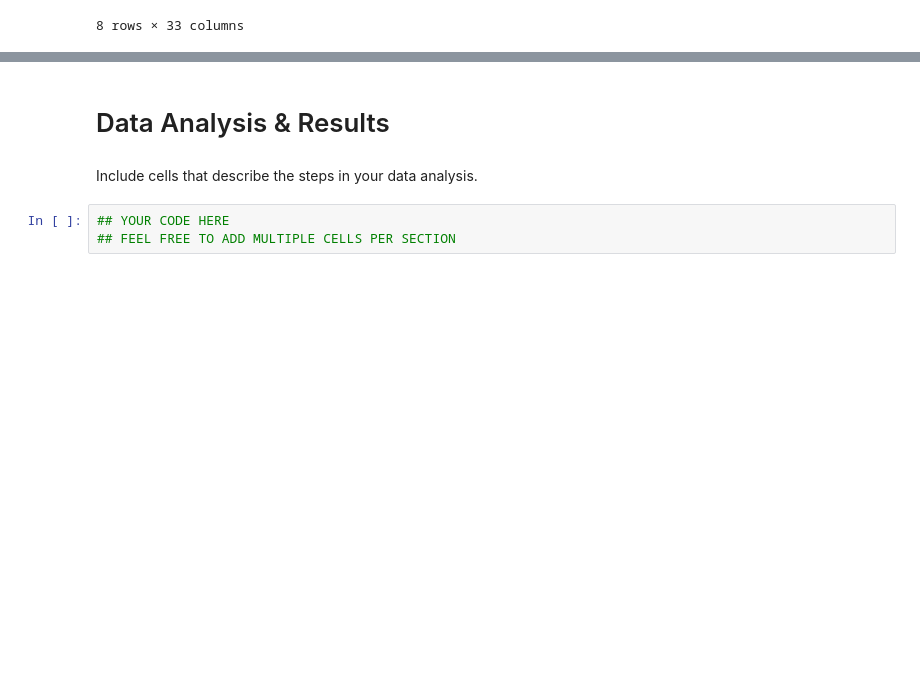
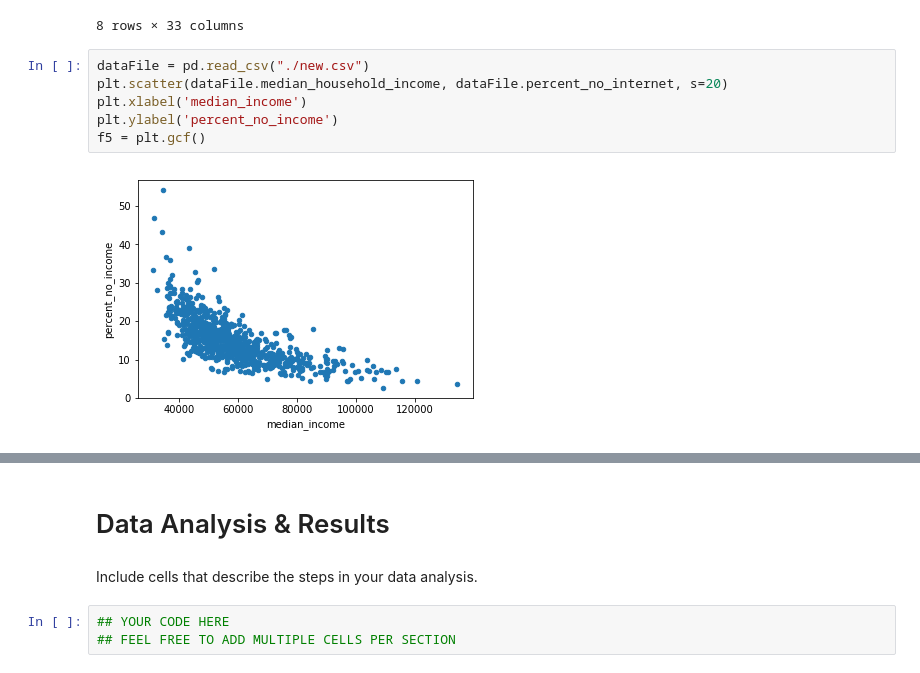
Before and after one commit to jij106/Projects, a Jupyter notebook: FinalProject.ipynb, the cells around one changed output, grey strips where cells are left out. Saved outputs shown, nothing was run; the diff lists cells and outputs as text; blank space fills up the shorter version.

```diff
--- a/FinalProject.ipynb
+++ b/FinalProject.ipynb
@@ -156,3 +156,11 @@ df.describe()
 | 75% | 3.355508e+05 | 3.382492e+05 | 5.148875e+04 | 1.889200e+04 | 2411.500000 | 390.500000 | 1.255975e+04 | 41.300000 | 0.473125 | ... |
 | max | 1.013792e+07 | 5.093898e+06 | 1.223763e+06 | 1.474575e+06 | 82300.000000 | 93165.000000 | 2.258451e+06 | 67.300000 | 0.594500 | ... |
 8 rows × 33 columns
+# %%
+dataFile = pd.read_csv("./new.csv")
+plt.scatter(dataFile.median_household_income, dataFile.percent_no_internet, s=20)
+plt.xlabel('median_income')
+plt.ylabel('percent_no_income')
+f5 = plt.gcf()
+# %% [output]
+[figure, added]
```
Also changed, not shown: parts of 3 cells of this notebook.
